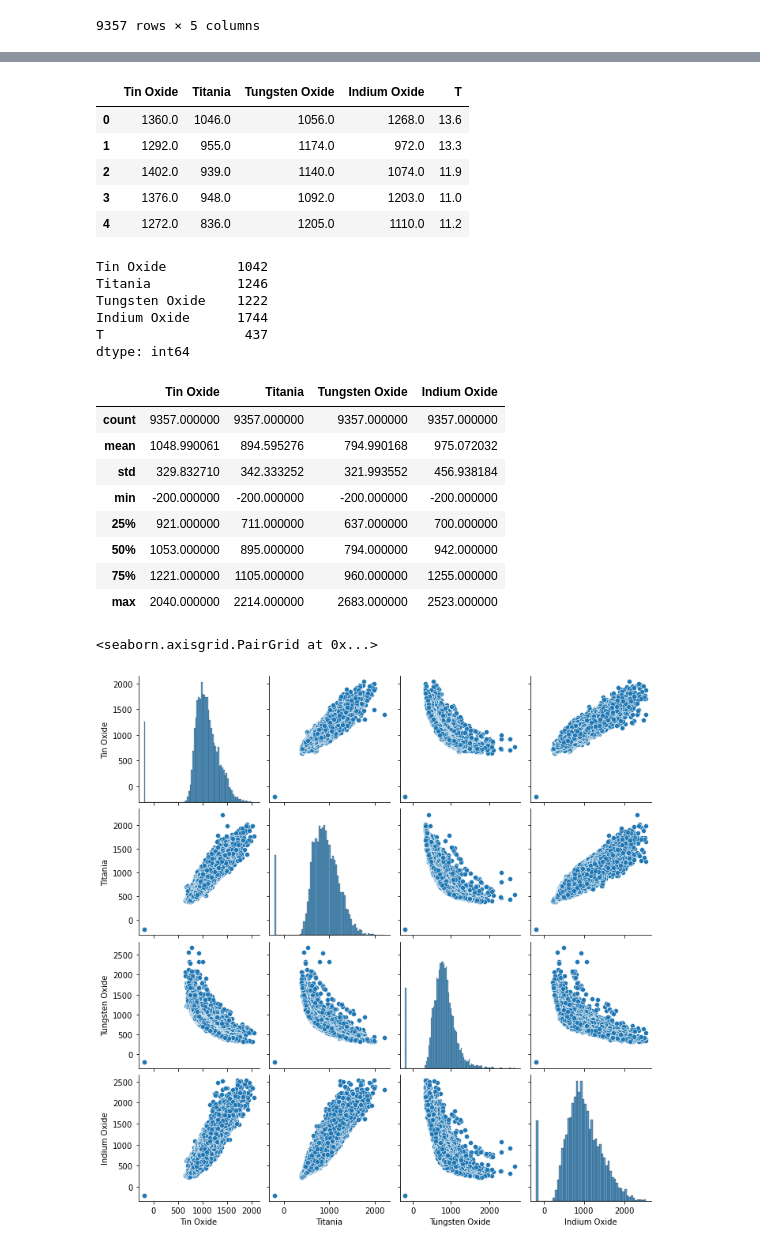
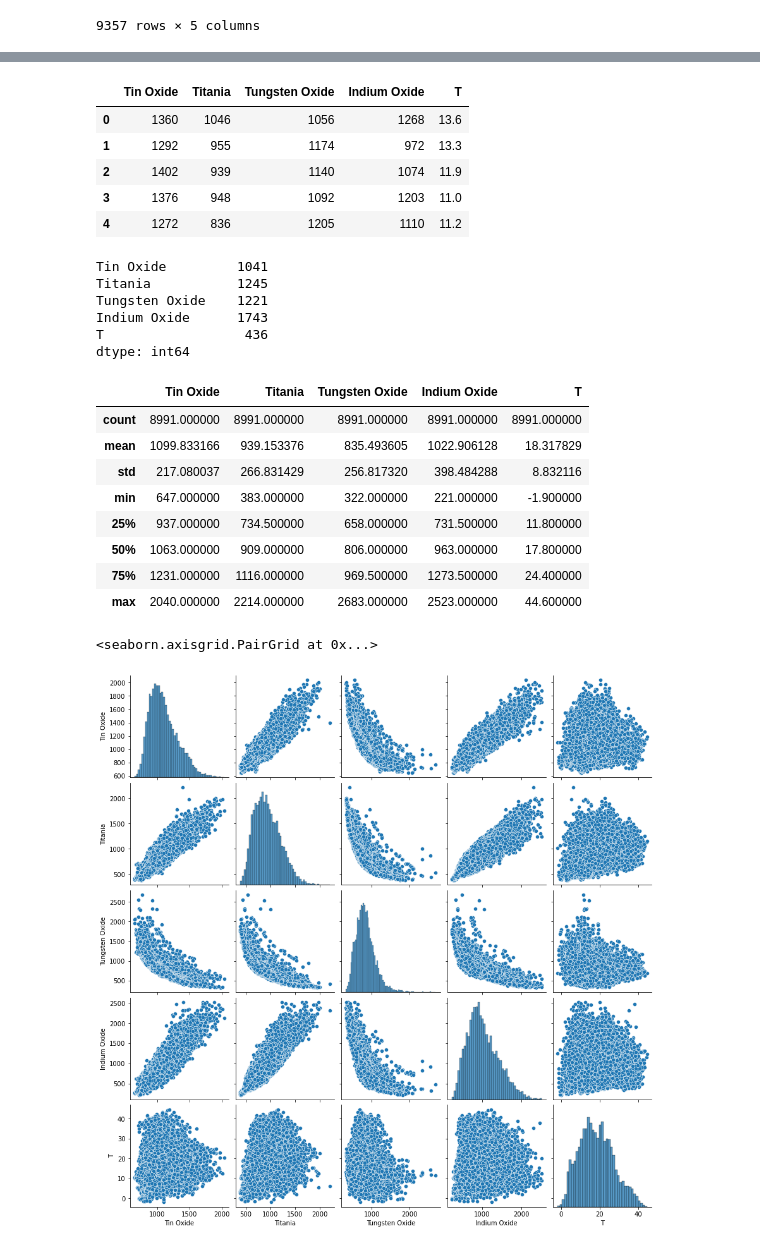
Before and after one commit to data301-2021-summer2/project-group_4997, a Jupyter notebook: analysis/person1/Milestone2.ipynb, the cells around one changed output, grey strips where cells are left out. Drawn from its saved outputs; the diff is of its cells as text; code cells hidden in the pictures.

Commit message:
Final cleaned dataset with no missing values, EDA and analysis

```diff
--- a/analysis/person1/Milestone2.ipynb
+++ b/analysis/person1/Milestone2.ipynb
@@ -132,3 +114,6 @@ df
 # %%
-df.shape
+#df.to_csv("cleaned_data")
+#converted it to csv to delete all missing value rows manually because pandas was not responding
+dff = pd.read_csv("finalcleaned.csv")
+dff
 # %% [output]
@@ -135,0 +133,3 @@ df.shape
+# %%
+dfinal = dff.drop(columns=["Unnamed: 0"])
+dfinal
@@ -136,35 +152,35 @@ df.shape
 # %%
-df.head(5)
+dfinal.head()
 # %% [output]
 |  | Tin Oxide | Titania | Tungsten Oxide | Indium Oxide | T |
-| 0 | 1360.0 | 1046.0 | 1056.0 | 1268.0 | 13.6 |
-| 1 | 1292.0 | 955.0 | 1174.0 | 972.0 | 13.3 |
-| 2 | 1402.0 | 939.0 | 1140.0 | 1074.0 | 11.9 |
-| 3 | 1376.0 | 948.0 | 1092.0 | 1203.0 | 11.0 |
-| 4 | 1272.0 | 836.0 | 1205.0 | 1110.0 | 11.2 |
+| 0 | 1360 | 1046 | 1056 | 1268 | 13.6 |
+| 1 | 1292 | 955 | 1174 | 972 | 13.3 |
+| 2 | 1402 | 939 | 1140 | 1074 | 11.9 |
+| 3 | 1376 | 948 | 1092 | 1203 | 11.0 |
+| 4 | 1272 | 836 | 1205 | 1110 | 11.2 |
 # %%
-df.nunique(axis=0)
+dfinal.nunique(axis=0)
 # %% [output]
-Tin Oxide         1042
-Titania           1246
-Tungsten Oxide    1222
-Indium Oxide      1744
-T                  437
+Tin Oxide         1041
+Titania           1245
+Tungsten Oxide    1221
+Indium Oxide      1743
+T                  436
 dtype: int64
 # %%
-df.describe()
+dfinal.describe(include='all')
 # %% [output]
-|  | Tin Oxide | Titania | Tungsten Oxide | Indium Oxide |
-| count | 9357.000000 | 9357.000000 | 9357.000000 | 9357.000000 |
-| mean | 1048.990061 | 894.595276 | 794.990168 | 975.072032 |
-| std | 329.832710 | 342.333252 | 321.993552 | 456.938184 |
-| min | -200.000000 | -200.000000 | -200.000000 | -200.000000 |
-| 25% | 921.000000 | 711.000000 | 637.000000 | 700.000000 |
-| 50% | 1053.000000 | 895.000000 | 794.000000 | 942.000000 |
-| 75% | 1221.000000 | 1105.000000 | 960.000000 | 1255.000000 |
-| max | 2040.000000 | 2214.000000 | 2683.000000 | 2523.000000 |
+|  | Tin Oxide | Titania | Tungsten Oxide | Indium Oxide | T |
+| count | 8991.000000 | 8991.000000 | 8991.000000 | 8991.000000 | 8991.000000 |
+| mean | 1099.833166 | 939.153376 | 835.493605 | 1022.906128 | 18.317829 |
+| std | 217.080037 | 266.831429 | 256.817320 | 398.484288 | 8.832116 |
+| min | 647.000000 | 383.000000 | 322.000000 | 221.000000 | -1.900000 |
+| 25% | 937.000000 | 734.500000 | 658.000000 | 731.500000 | 11.800000 |
+| 50% | 1063.000000 | 909.000000 | 806.000000 | 963.000000 | 17.800000 |
+| 75% | 1231.000000 | 1116.000000 | 969.500000 | 1273.500000 | 24.400000 |
+| max | 2040.000000 | 2214.000000 | 2683.000000 | 2523.000000 | 44.600000 |
 # %%
-sns.pairplot(df)
+sns.pairplot(dfinal)
 # %% [output]
 <seaborn.axisgrid.PairGrid at 0x...>
-[figure, old version]
+[figure, new version]
```
Also changed, not shown: parts of 15 cells of this notebook, 6 other files.
